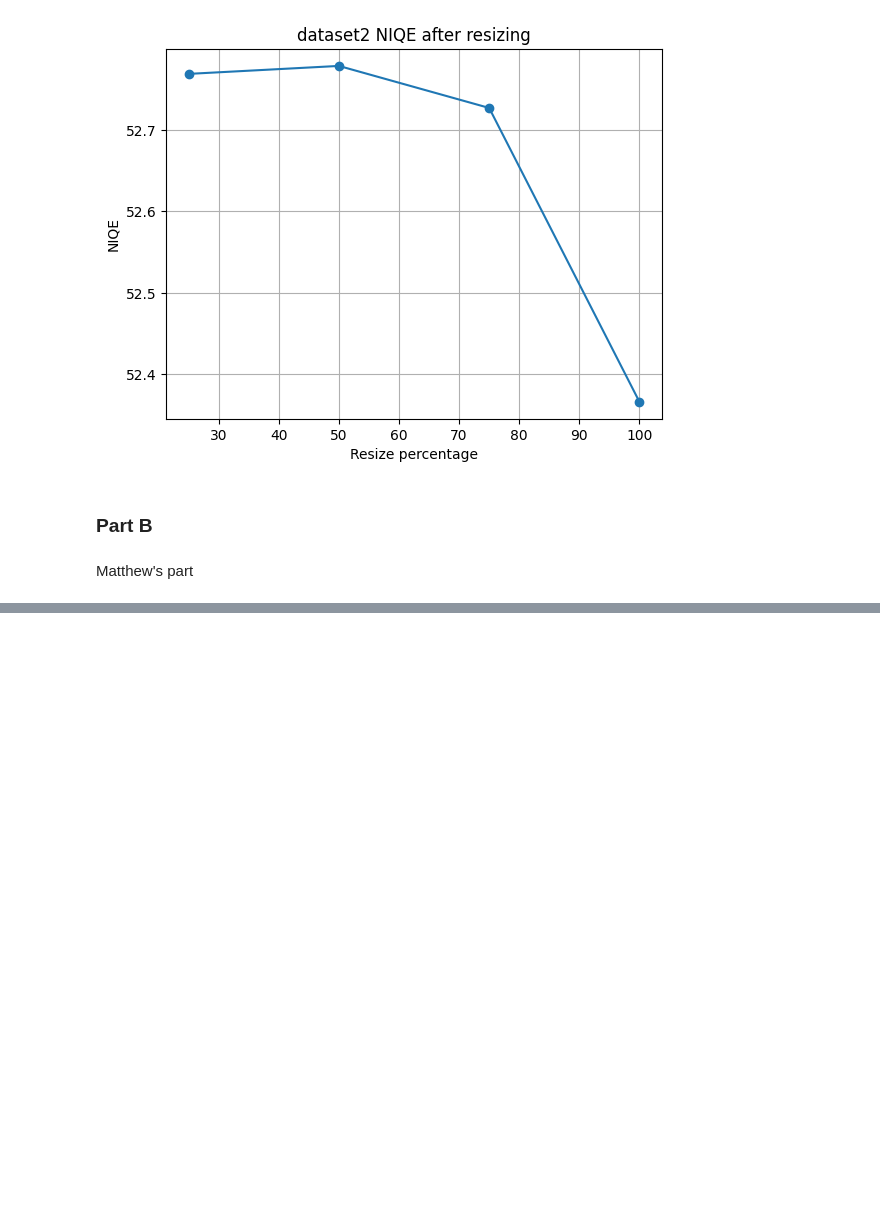
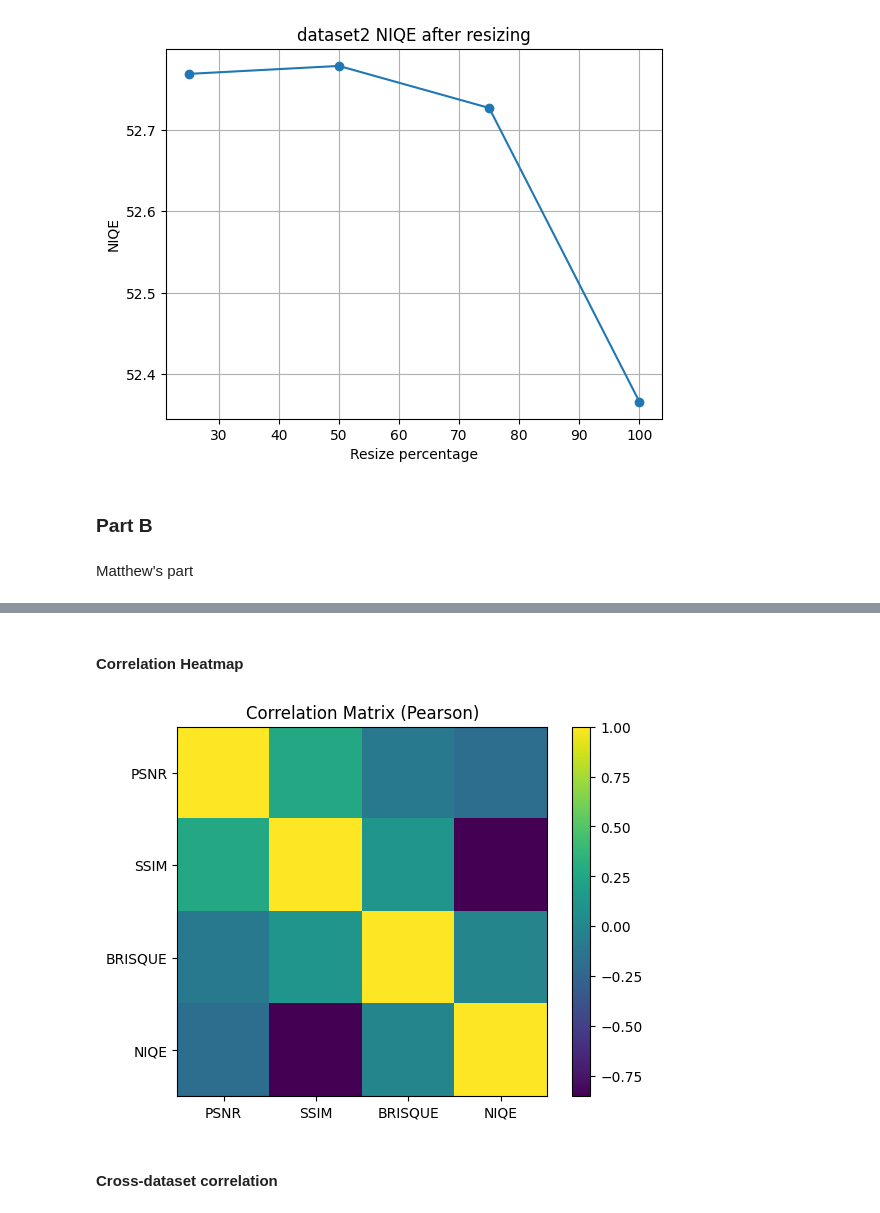
Before and after one commit to Matthew-Riddell/Machine-Learning-CA3, a Jupyter notebook: AIFairnessEvaluationAssignment/AIFairnessEvaluationAssignment.ipynb, the cells around one changed output, grey strips where cells are left out. Saved outputs shown, nothing was run; the diff lists cells and outputs as text; code cells hidden in the pictures; blank space fills up the shorter version.

Commit message:
Correlations and Timing

```diff
--- a/AIFairnessEvaluationAssignment/AIFairnessEvaluationAssignment.ipynb
+++ b/AIFairnessEvaluationAssignment/AIFairnessEvaluationAssignment.ipynb
@@ -611,0 +647,13 @@ Matthew's part
+# %%
+# Combine all results
+metrics_df = allResults[["PSNR", "SSIM", "BRISQUE", "NIQE"]].dropna()
+
+# Pearson Correlation
+corr_pearson = metrics_df.corr(method="pearson")
+print("Pearson Correlation:\n")
+print(corr_pearson)
+
+# Spearman Correlation
+corr_spearman = metrics_df.corr(method="spearman")
+print("\nSpearman Correlation:\n")
+print(corr_spearman)
@@ -611,0 +676,19 @@ Matthew's part
+# %% [markdown]
+#### Correlation Heatmap
+# %%
+import matplotlib.pyplot as plt
+
+plt.figure()
+plt.imshow(corr_pearson)
+plt.colorbar()
+
+labels = ["PSNR", "SSIM", "BRISQUE", "NIQE"]
+plt.xticks(range(4), labels)
+plt.yticks(range(4), labels)
+
+plt.title("Correlation Matrix (Pearson)")
+plt.show()
+# %% [output]
+[figure, added]
+# %% [markdown]
+#### Cross-dataset correlation
```
Also changed, not shown: parts of 20 cells of this notebook, 9 other files.
